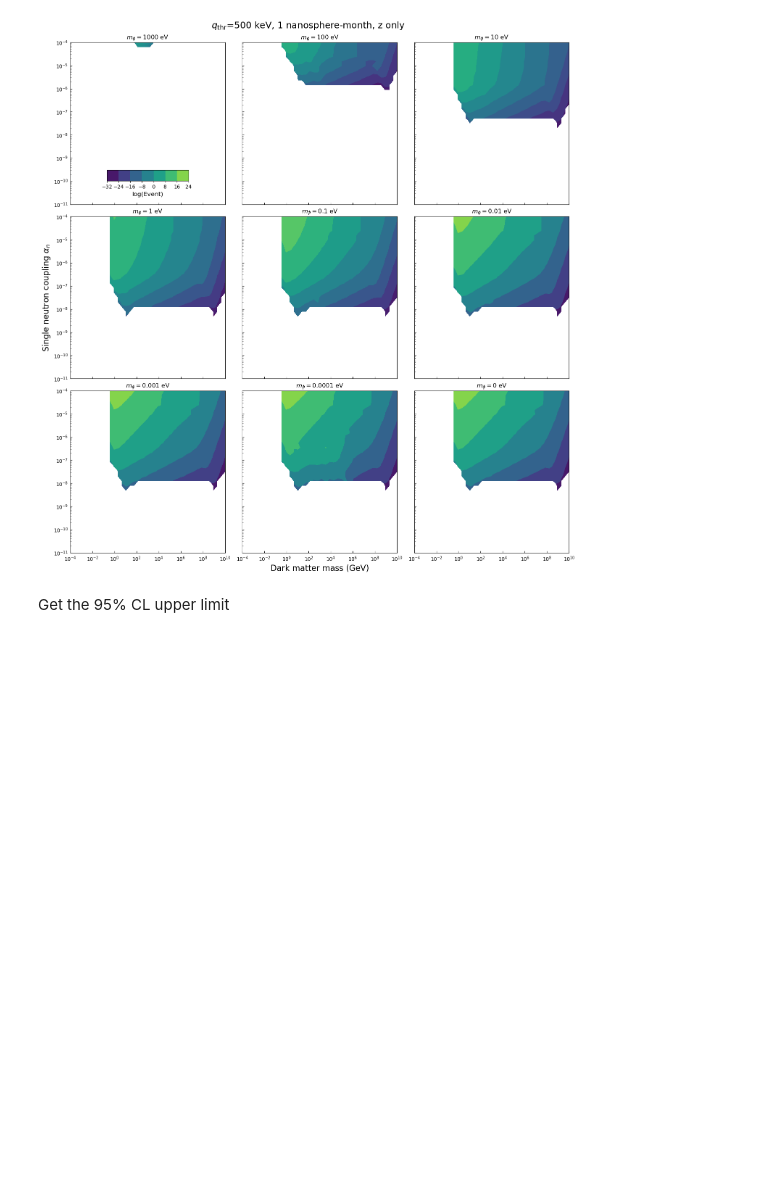
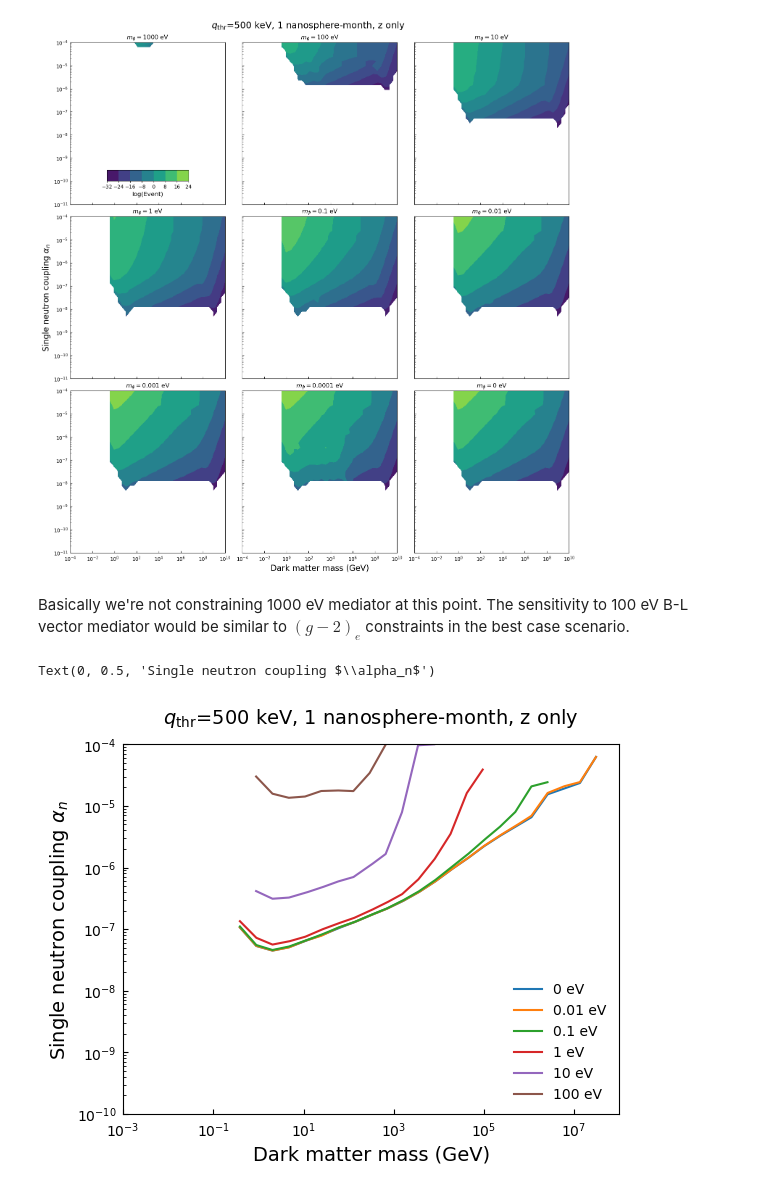
Before and after one commit to yuhants/impulse, a Jupyter notebook: yuhan/set_limits_massive_mediator.ipynb, the cells around one changed output. Cells and saved outputs as stored; diff of their text form; code cells hidden in the pictures; blank space fills up the shorter version.

```diff
--- a/yuhan/set_limits_massive_mediator.ipynb
+++ b/yuhan/set_limits_massive_mediator.ipynb
@@ -251,40 +358,31 @@ axs[2][2].set_title('$m_\phi =$0 eV')
 # %% [output]
 Text(0.5, 1.0, '$m_\\phi =$0 eV')
 [figure]
-# %% [markdown]
-Get the 95% CL upper limit
+# %% [markdown]
+Basically we're not constraining 1000 eV mediator at this point. The sensitivity to 100 eV B-L vector mediator would be similar to $(g-2)_e$ constraints in the best case scenario.
 # %%
-alpha_lim = []
-for events in [events_0, events_0_0001, events_0_001, events_0_01, events_0_1, events_1, events_10, events_100]:
+mx_gev_interp, alpha_lim = [], []
+for events in [events_0_500kev, events_0_01_500kev,
+               events_0_1_500kev, events_1_500kev, events_10_500kev, events_100_500kev]:
     lim = get_limit(mx_gev, alpha_t, events)
-    alpha_lim.append(lim)
+
+    mx_gev_interp.append(lim[0])
+    alpha_lim.append(lim[1])
-# %%
-m_phi = [0, 1e-4, 1e-3, 1e-2, 1e-1, 1e0, 1e1, 1e2]
-max_alpha = alpha_lim[0][-1]
-fig, ax = plt.subplots()
-
-for i, alpha in enumerate(alpha_lim):
-    mphi = m_phi[i]
-    alpha[alpha < alpha_lim[0]] = alpha_lim[0][alpha < alpha_lim[0]]
-    ax.loglog(mx_gev, np.nan_to_num(alpha, nan=max_alpha), label=f'$m_\phi =${mphi}')
-
-ax.legend(frameon=False)
-ax.set_ylim(1e-12, max_alpha)
-ax.set_xlim(1e-4, 1e10)
 # %%
-alpha_lim_0_01 = get_limit(mx_gev, alpha_t, events_0_01)
-
-max_alpha = alpha_lim_0_01[-1]
 fig, ax = plt.subplots()
 
-ax.loglog(mx_gev, np.nan_to_num(alpha_lim_0_01, nan=max_alpha), 'k-', label='25 keV')
+mass_plotted = [0, 0.01, 0.1, 1, 10, 100]
+for i, lim in enumerate(alpha_lim):
+    ax.loglog(mx_gev_interp[i], lim, label=f'{mass_plotted[i]} eV')
 
-ax.set_ylim(1e-12, max_alpha)
-ax.set_xlim(1e-3, 5e9)
+ax.set_ylim(1e-10, 1e-4)
+ax.set_xlim(1e-3, 1e8)
+ax.tick_params(axis='both', which='both', direction="in", pad=5)
 
-ax.legend(frameon=False)
-ax.set_title(r'1 nanosphere-month, $m_\phi =$0.01 eV', fontsize=14)
-ax.set_xlabel(r'Dark matter mass (GeV)', fontsize=14)
+ax.set_title(r'$q_{\mathrm{thr}}$=500 keV, 1 nanosphere-month, z only', fontsize=14, pad=15)
+ax.legend(loc='lower right', frameon=False, fontsize=10)
+ax.set_xlabel('Dark matter mass (GeV)', fontsize=14)
 ax.set_ylabel(r'Single neutron coupling $\alpha_n$', fontsize=14)
-
-ax.tick_params(axis='both', which='both', direction="in", pad=5)
+# %% [output]
+Text(0, 0.5, 'Single neutron coupling $\\alpha_n$')
+[figure, added]
```
Also changed, not shown: parts of 26 cells of this notebook, 5 other files.
